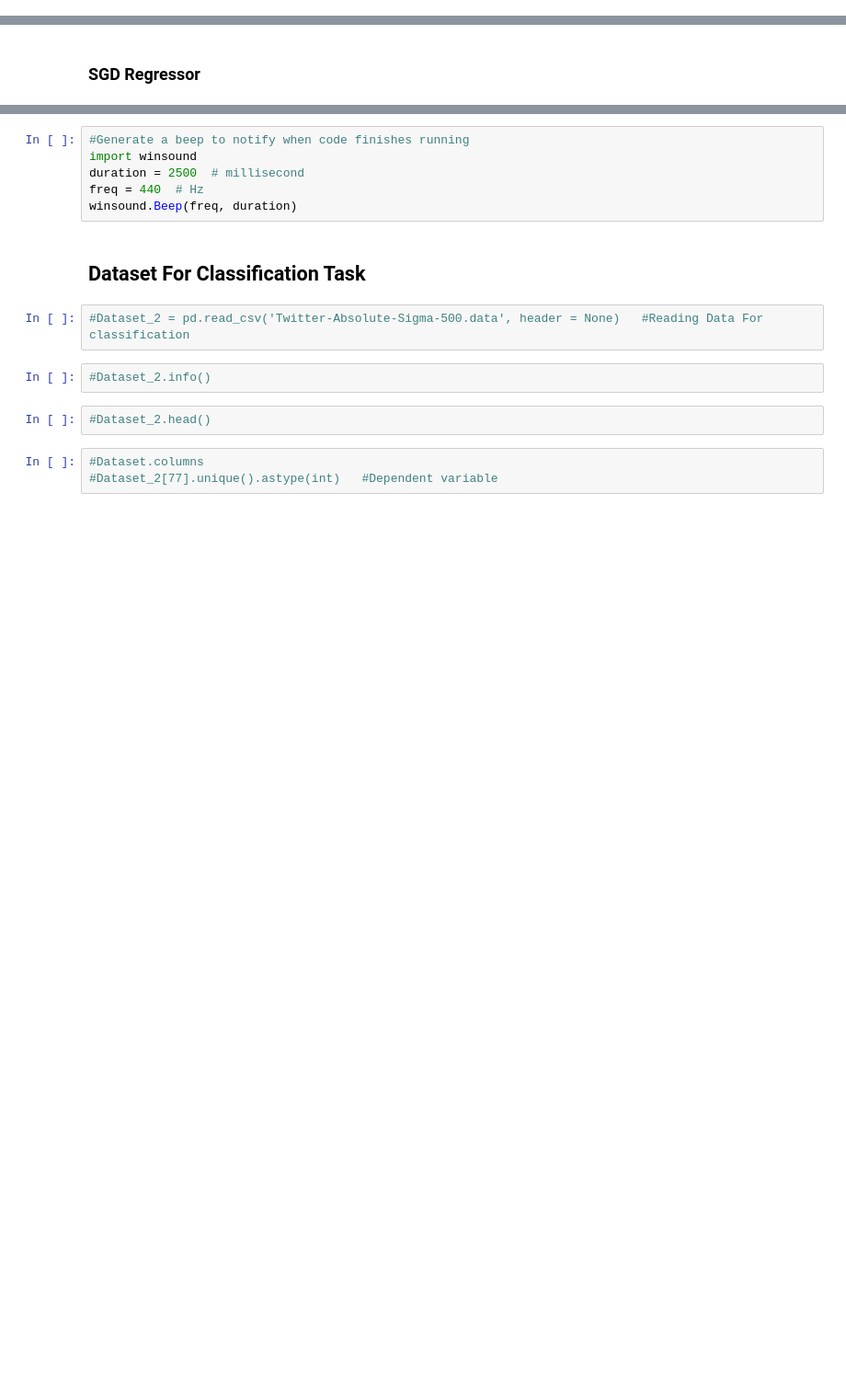
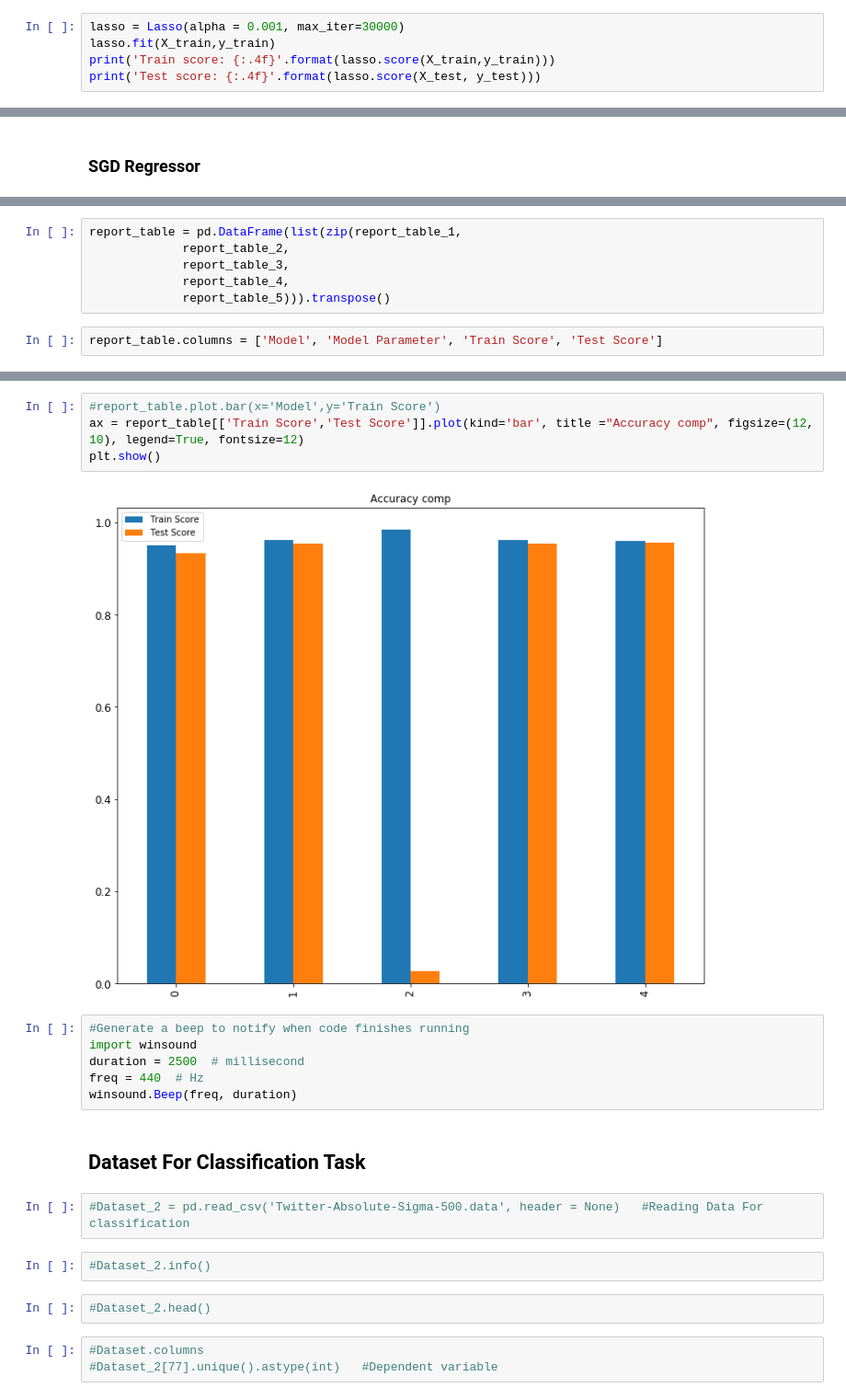
Before and after one commit to SurajMalpani/Twitter-Buzz-prediction, a Jupyter notebook: Project_2_Group_39.ipynb, the cells around one changed output, grey strips where cells are left out. Shown: that part at 92% size. Saved outputs shown, nothing was run; the diff lists cells and outputs as text; blank space fills up the shorter version.

```diff
--- a/Project_2_Group_39.ipynb
+++ b/Project_2_Group_39.ipynb
@@ -335,0 +351,5 @@ print(test_score_list)
+# %%
+lasso = Lasso(alpha = 0.001, max_iter=30000)
+lasso.fit(X_train,y_train)
+print('Train score: {:.4f}'.format(lasso.score(X_train,y_train)))
+print('Test score: {:.4f}'.format(lasso.score(X_test, y_test)))
@@ -402,0 +451,8 @@ print(sgd_reg.score(X_test, y_test))
+# %%
+report_table = pd.DataFrame(list(zip(report_table_1,
+             report_table_2,
+             report_table_3,
+             report_table_4,
+             report_table_5))).transpose()
+# %%
+report_table.columns = ['Model', 'Model Parameter', 'Train Score', 'Test Score']
@@ -403,3 +468,9 @@ print(sgd_reg.score(X_test, y_test))
+# %%
+#report_table.plot.bar(x='Model',y='Train Score')
+ax = report_table[['Train Score','Test Score']].plot(kind='bar', title ="Accuracy comp", figsize=(12, 10), legend=True, fontsize=12)
+plt.show()
+# %% [output]
+[figure, added]
 # %%
 #Generate a beep to notify when code finishes running
 import winsound
```
Also changed, not shown: parts of 31 cells of this notebook.
